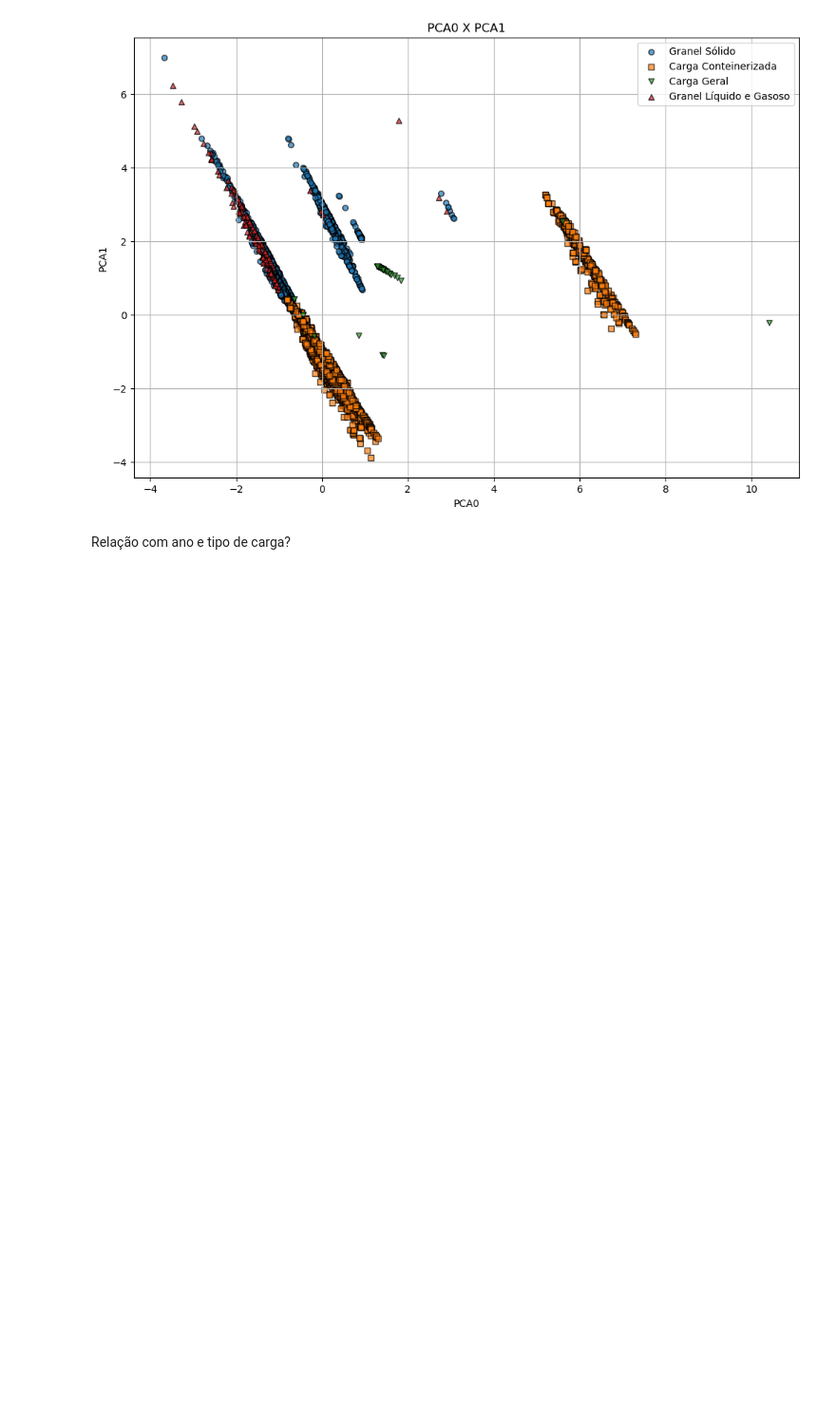
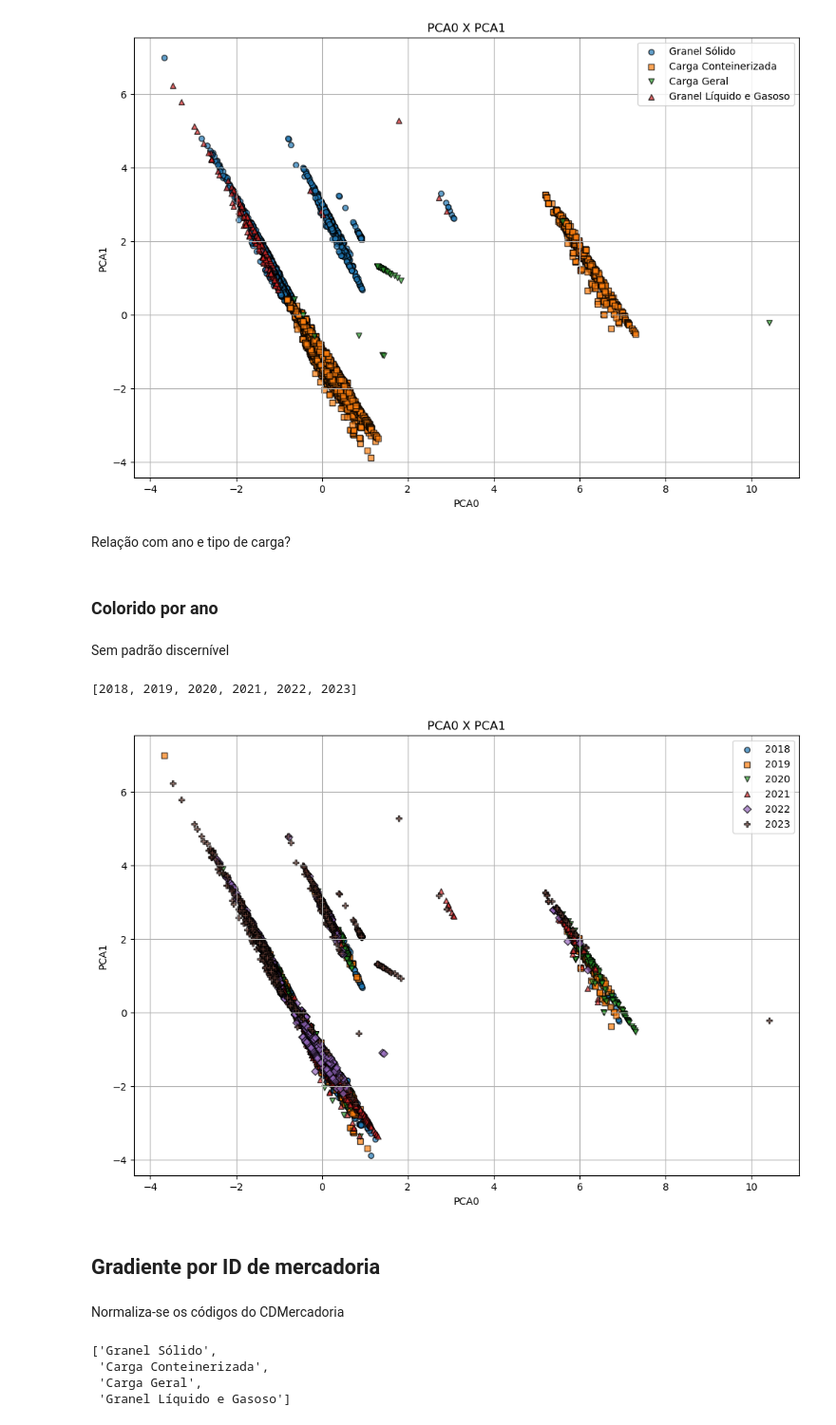
Before and after one commit to igorzeck/PCA, a Jupyter notebook: correlac_df_santos_imp_especifico.ipynb, the cells around one changed output. Shown at 95% size. Cells and saved outputs as stored; diff of their text form; code cells hidden in the pictures; blank space fills up the shorter version.

```diff
--- a/correlac_df_santos_imp_especifico.ipynb
+++ b/correlac_df_santos_imp_especifico.ipynb
@@ -82,7 +44,7 @@ for ano in range(df["Ano"].min(), df["Ano"].max() + 1):
     print("Ano atual: ", ano)
     df_cont = pd.read_csv(f"/home/vortex/Documents/Fatec/Trabalhos/Projeto Integrador local/BD/ANTAQ/{ano}Carga_Conteinerizada.csv", sep=";", decimal=",", dtype=dict_dtypes)
 
-    df_mestre = df_mestre.merge(df_cont,"left", "IDCarga", suffixes=('', '_x'))
+    df_mestre = df_mestre.merge(df_cont,"left", "IDCarga")
 
     # Combinação
     df_mestre["VLPesoCargaBruta"] = df_mestre["VLPesoCargaConteinerizada"].combine_first(df_mestre["VLPesoCargaBruta"])
@@ -206,3 +182,40 @@ plt.show()
 [figure]
 # %% [markdown]
 Relação com ano e tipo de carga?
+# %% [markdown]
+### Colorido por ano
+# %% [markdown]
+Sem padrão discernível
+# %%
+x_col = "Ano"
+# %%
+df_mestre[x_col].unique().tolist()
+# %% [output]
+[2018, 2019, 2020, 2021, 2022, 2023]
+# %%
+x_estilos = {
+    2018: ('#1f77b4', 'o'),
+    2019: ('#ff7f0e', 's'),
+    2020: ('#2ca02c', 'v'),
+    2021: ('#d62728', '^'),
+    2022: ('#9467bd', 'D'),
+    2023: ('#8c564b', 'P')
+}
+# %%
+plt.figure(figsize=(12, 8))
+plt.title("PCA0 X PCA1")
+plt.xlabel("PCA0")
+plt.ylabel("PCA1")
+plt.grid(True)
+
+# Plotar os dados
+for x_, (cor, marker) in x_estilos.items():
+    subset = df_proj[df_mestre[x_col] == x_]
+    plt.scatter(subset['pca0'], subset['pca1'], marker=marker, color=cor, label=str(x_), alpha=0.7, edgecolor='k', s=30)
+
+plt.legend()
+plt.show()
+# %% [output]
+[figure, added]
+# %% [markdown]
+## Gradiente por ID de mercadoria
@@ -208,0 +224,2 @@ Relação com ano e tipo de carga?
+# %% [markdown]
+Normaliza-se os códigos do CDMercadoria
@@ -208,0 +228,7 @@ Relação com ano e tipo de carga?
+# %%
+df_mestre["CDMercadoria"].unique().tolist()
+# %% [output]
+['Granel Sólido',
+ 'Carga Conteinerizada',
+ 'Carga Geral',
+ 'Granel Líquido e Gasoso']
```
Also changed, not shown: parts of 18 cells of this notebook, 4 other files.
